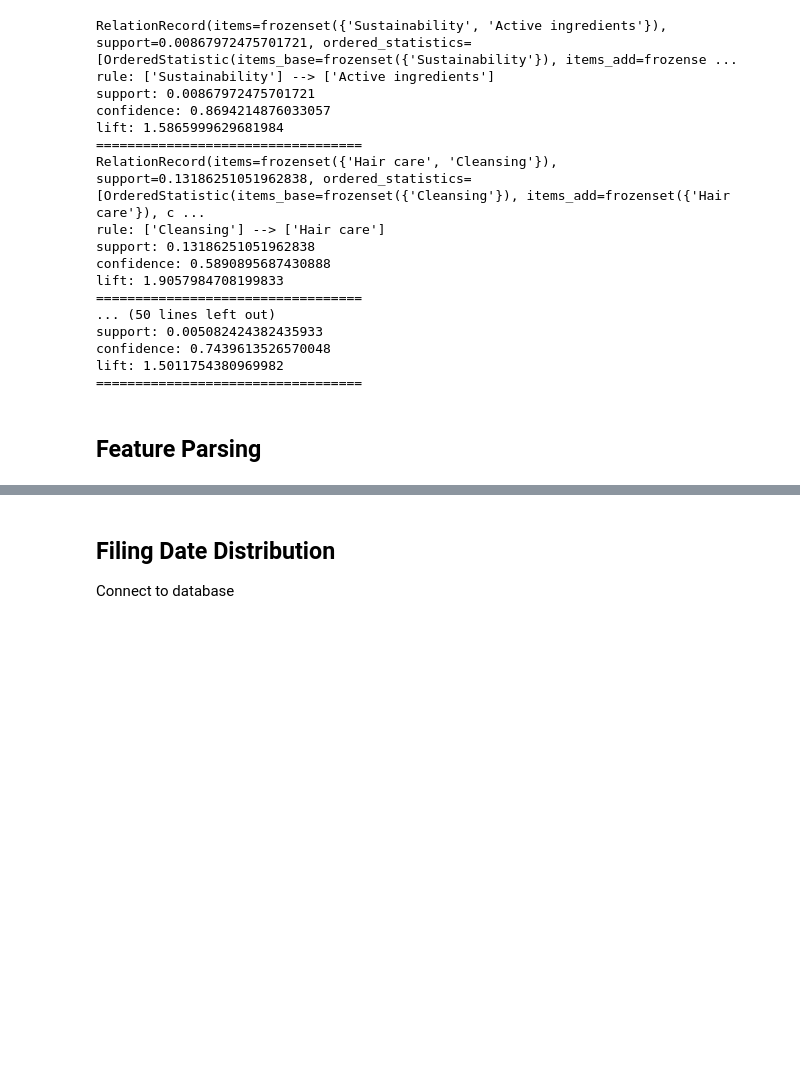
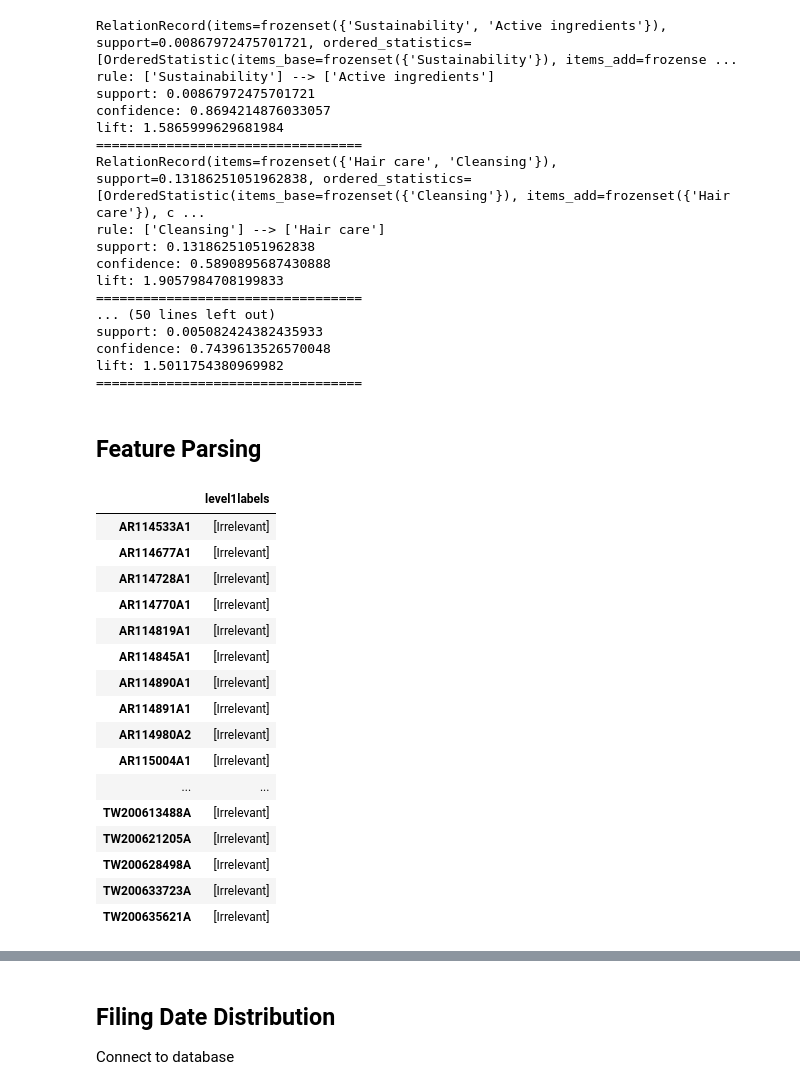
Before and after one commit to cdrc1103/MasterThesis, a Jupyter notebook: Data/DataDescription.ipynb, the cells around one changed output, grey strips where cells are left out. Drawn from its saved outputs; the diff is of its cells as text; code cells hidden in the pictures; blank space fills up the shorter version.

```diff
--- a/Data/DataDescription.ipynb
+++ b/Data/DataDescription.ipynb
@@ -265,0 +332,20 @@ if __name__ == '__main__':
+# %%
+diff2.head(50)
+# %% [output]
+|  | level1labels |
+| AR114533A1 | [Irrelevant] |
+| AR114677A1 | [Irrelevant] |
+| AR114728A1 | [Irrelevant] |
+| AR114770A1 | [Irrelevant] |
+| AR114819A1 | [Irrelevant] |
+| AR114845A1 | [Irrelevant] |
+| AR114890A1 | [Irrelevant] |
+| AR114891A1 | [Irrelevant] |
+| AR114980A2 | [Irrelevant] |
+| AR115004A1 | [Irrelevant] |
+| ... | ... |
+| TW200613488A | [Irrelevant] |
+| TW200621205A | [Irrelevant] |
+| TW200628498A | [Irrelevant] |
+| TW200633723A | [Irrelevant] |
+| TW200635621A | [Irrelevant] |
```
Also changed, not shown: parts of 32 cells of this notebook, 10 other files.
